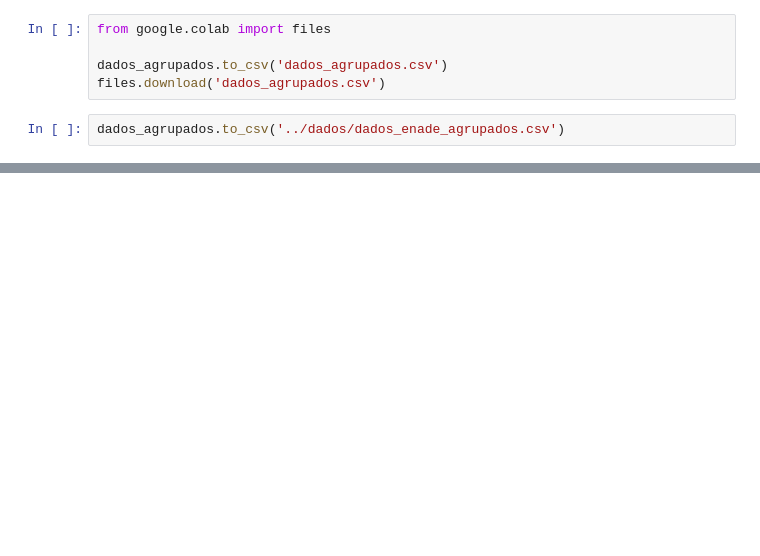
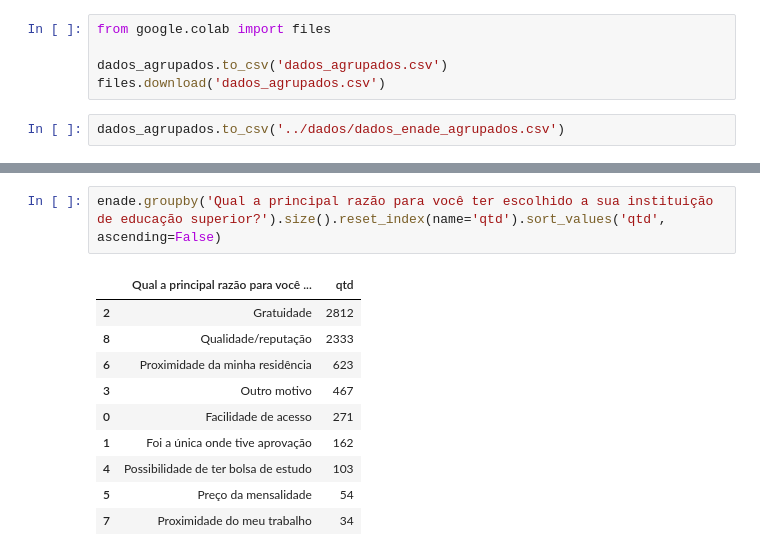
Before and after one commit to Lorenaps/visualizacao-de-dados, a Jupyter notebook: pre_processamento_dados/analise_enade.ipynb, the cells around one changed output, grey strips where cells are left out. Drawn from its saved outputs; the diff is of its cells as text; blank space fills up the shorter version.

```diff
--- a/pre_processamento_dados/analise_enade.ipynb
+++ b/pre_processamento_dados/analise_enade.ipynb
@@ -218,0 +279,13 @@ dados_agrupados.to_csv('../dados/dados_enade_agrupados.csv')
+# %%
+enade.groupby('Qual a principal razão para você ter escolhido a sua instituição de educação superior?').size().reset_index(name='qtd').sort_values('qtd', ascending=False)
+# %% [output]
+|  | Qual a principal razão para você ... | qtd |
+| 2 | Gratuidade | 2812 |
+| 8 | Qualidade/reputação | 2333 |
+| 6 | Proximidade da minha residência | 623 |
+| 3 | Outro motivo | 467 |
+| 0 | Facilidade de acesso | 271 |
+| 1 | Foi a única onde tive aprovação | 162 |
+| 4 | Possibilidade de ter bolsa de estudo | 103 |
+| 5 | Preço da mensalidade | 54 |
+| 7 | Proximidade do meu trabalho | 34 |
```
Also changed, not shown: parts of 9 cells of this notebook.
